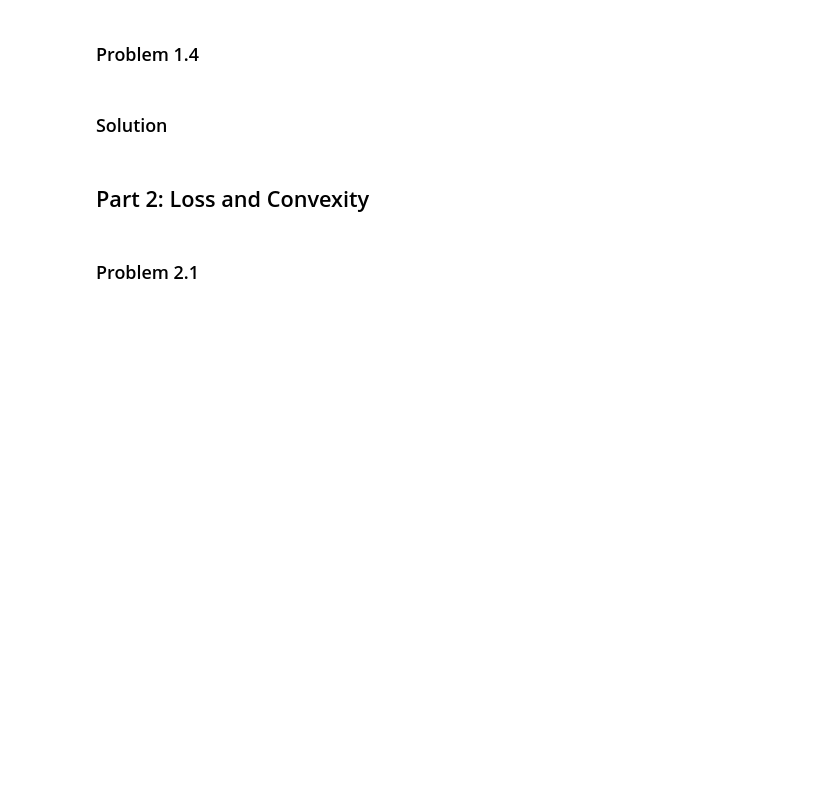
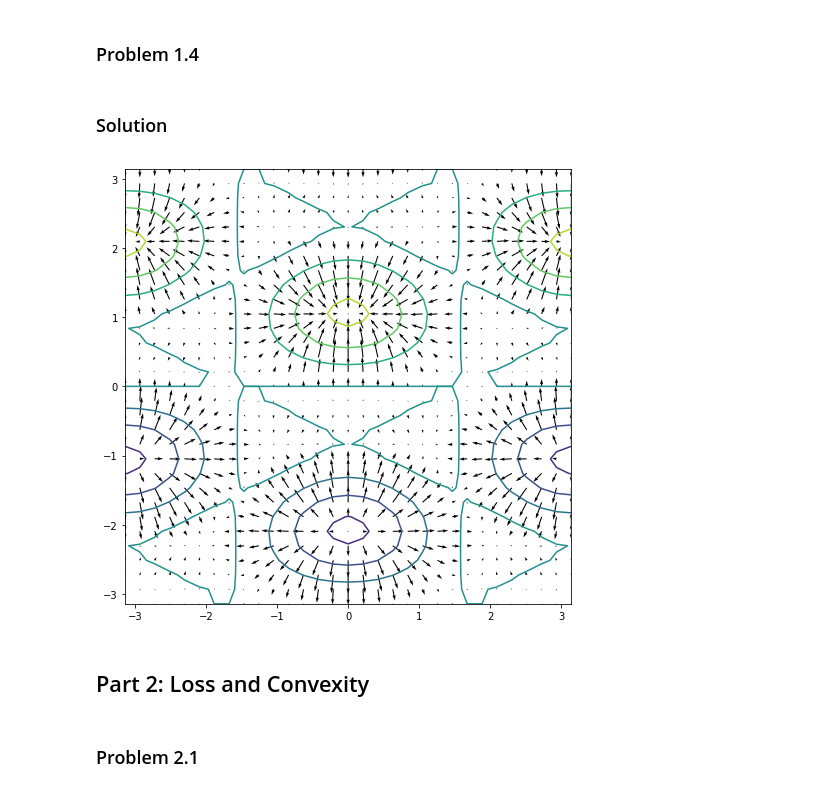
Before and after one commit to amanmibra/cs371, a Jupyter notebook: homework06/homework06.ipynb, the cells around one changed output. Cells and saved outputs as stored; diff of their text form; code cells hidden in the pictures; blank space fills up the shorter version.

```diff
--- a/homework06/homework06.ipynb
+++ b/homework06/homework06.ipynb
@@ -100,3 +100,16 @@ Gradient wrt ['u', 'u']:
 ### Problem 1.1
 # %% [markdown]
 ### Solution
+# %%
+def merge(*partials):
+    gradients = {}
+    for arg in partials:
+        (g,v) = arg
+        for i in range(len(g)):
+            if v[i] in gradients:
+                gradients[v[i]] += g[i]
+            else:
+                gradients[v[i]] = g[i]
+    return list(gradients.values()), list(gradients.keys())
+
+print (merge(([2,3],["x","v"]),([3,4],["x","n"])))
@@ -129,29 +222,39 @@ Gradient wrt ['u', 'u']:
 # %%
 import numpy as np
 import matplotlib.pyplot as plt
 %matplotlib inline
 
 def plot_gradient(f, trange=(-np.pi, np.pi), samples=31):
     t = np.linspace(trange[0], trange[1], samples)
     x_values, y_values = np.meshgrid(t, t)
     z_values = np.zeros_like(x_values)
     g_x = np.zeros((samples, samples))
     g_y = np.zeros((samples, samples))
     reset_auto_diff(name='pg_x')
     reset_auto_diff(name='pg_y')
     x = Variable(0.0, 'pg_x')
     y = Variable(0.0, 'pg_y')
     for i in range(samples):
         for j in range(samples):
             x.value, y.value = x_values[i, j], y_values[i, j]
             z = f(x, y)
             z_values[i, j] = z.value
             g_x[i, j], g_y[i, j] = derivative(z, 'pg_x'), derivative(z, 'pg_y')
 
     plt.figure(figsize=(8, 8))
     plt.contour(t, t, z_values)
     plt.quiver(t, t, g_x, g_y)
     plt.show()
+
+def trig(x, y):
+    a = times(cosine(x), sine(y))
+    b = plus(cosine(x), sine(plus(y, y)))
+    value = times(a, b)
+    return value
+
+plot_gradient(trig)
+# %% [output]
+[figure, added]
 # %% [markdown]
 ## Part 2: Loss and Convexity
 # %% [markdown]
```
Also changed, not shown: parts of 12 cells of this notebook, 2 other files.
